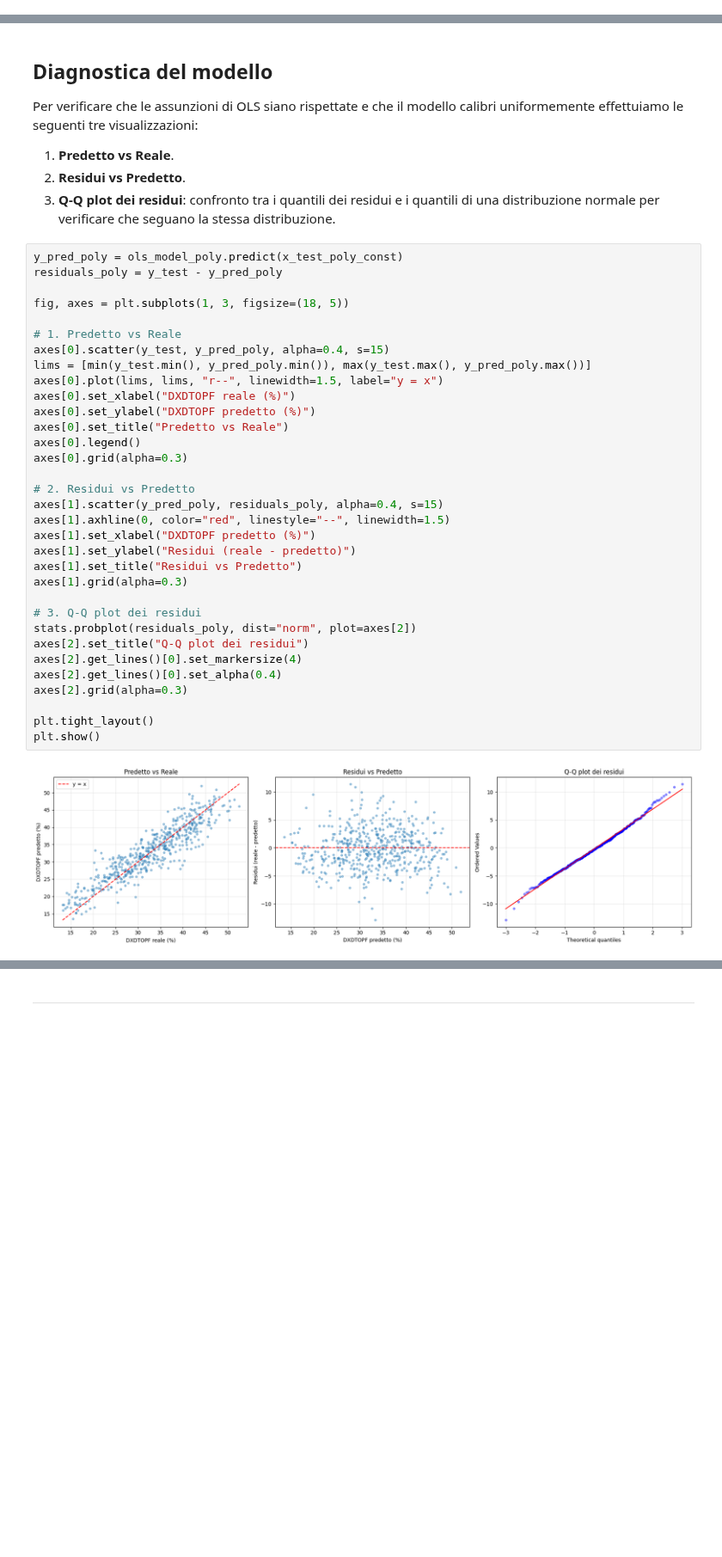
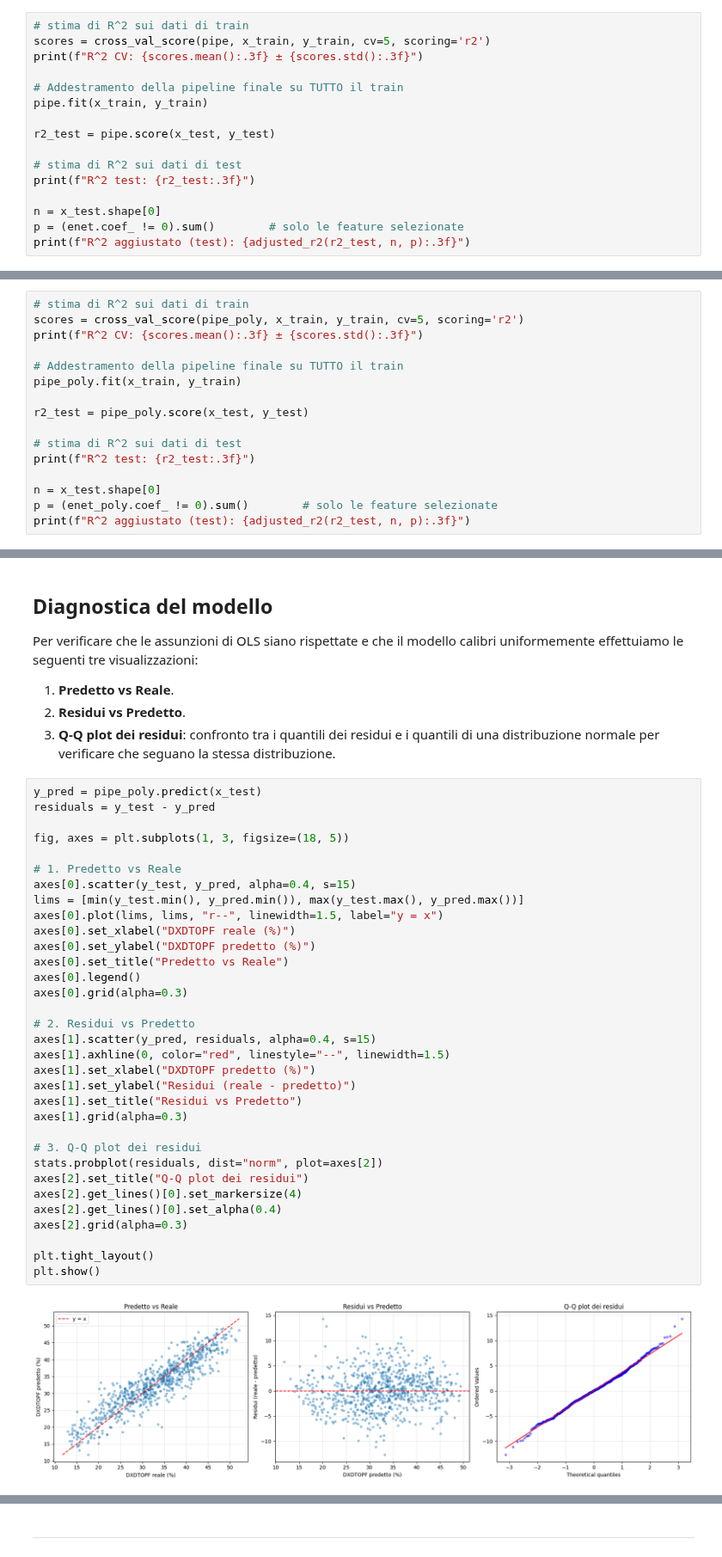
Before and after one commit to NathanMNZ02/py-fat-percentage-regression, a Jupyter notebook: src/fat_percentage_regression.ipynb, the cells around one changed output, grey strips where cells are left out. Shown at 86% size. Cells and saved outputs as stored; diff of their text form; blank space fills up the shorter version.

```diff
--- a/src/fat_percentage_regression.ipynb
+++ b/src/fat_percentage_regression.ipynb
@@ -683,0 +821,16 @@ Ora che abbiamo ottenuto le variabili necessarie possiamo creare il modello in m
+# %%
+# stima di R^2 sui dati di train
+scores = cross_val_score(pipe, x_train, y_train, cv=5, scoring='r2')
+print(f"R^2 CV: {scores.mean():.3f} ± {scores.std():.3f}")
+
+# Addestramento della pipeline finale su TUTTO il train
+pipe.fit(x_train, y_train)
+
+r2_test = pipe.score(x_test, y_test)
+
+# stima di R^2 sui dati di test
+print(f"R^2 test: {r2_test:.3f}")
+
+n = x_test.shape[0]
+p = (enet.coef_ != 0).sum()        # solo le feature selezionate
+print(f"R^2 aggiustato (test): {adjusted_r2(r2_test, n, p):.3f}")
@@ -877,0 +925,16 @@ OLS polinom.      0.8317    3.547    2.784
+# %%
+# stima di R^2 sui dati di train
+scores = cross_val_score(pipe_poly, x_train, y_train, cv=5, scoring='r2')
+print(f"R^2 CV: {scores.mean():.3f} ± {scores.std():.3f}")
+
+# Addestramento della pipeline finale su TUTTO il train
+pipe_poly.fit(x_train, y_train)
+
+r2_test = pipe_poly.score(x_test, y_test)
+
+# stima di R^2 sui dati di test
+print(f"R^2 test: {r2_test:.3f}")
+
+n = x_test.shape[0]
+p = (enet_poly.coef_ != 0).sum()        # solo le feature selezionate
+print(f"R^2 aggiustato (test): {adjusted_r2(r2_test, n, p):.3f}")
@@ -884,39 +963,39 @@ Per verificare che le assunzioni di OLS siano rispettate e che il modello calibr
 2. **Residui vs Predetto**.
 3. **Q-Q plot dei residui**: confronto tra i quantili dei residui e i quantili di una distribuzione normale per verificare che seguano la stessa distribuzione.
 # %%
-y_pred_poly = ols_model_poly.predict(x_test_poly_const)
-residuals_poly = y_test - y_pred_poly
+y_pred = pipe_poly.predict(x_test)
+residuals = y_test - y_pred
 
 fig, axes = plt.subplots(1, 3, figsize=(18, 5))
 
 # 1. Predetto vs Reale
-axes[0].scatter(y_test, y_pred_poly, alpha=0.4, s=15)
-lims = [min(y_test.min(), y_pred_poly.min()), max(y_test.max(), y_pred_poly.max())]
+axes[0].scatter(y_test, y_pred, alpha=0.4, s=15)
+lims = [min(y_test.min(), y_pred.min()), max(y_test.max(), y_pred.max())]
 axes[0].plot(lims, lims, "r--", linewidth=1.5, label="y = x")
 axes[0].set_xlabel("DXDTOPF reale (%)")
 axes[0].set_ylabel("DXDTOPF predetto (%)")
 axes[0].set_title("Predetto vs Reale")
 axes[0].legend()
 axes[0].grid(alpha=0.3)
 
 # 2. Residui vs Predetto
-axes[1].scatter(y_pred_poly, residuals_poly, alpha=0.4, s=15)
+axes[1].scatter(y_pred, residuals, alpha=0.4, s=15)
 axes[1].axhline(0, color="red", linestyle="--", linewidth=1.5)
 axes[1].set_xlabel("DXDTOPF predetto (%)")
 axes[1].set_ylabel("Residui (reale - predetto)")
 axes[1].set_title("Residui vs Predetto")
 axes[1].grid(alpha=0.3)
 
 # 3. Q-Q plot dei residui
-stats.probplot(residuals_poly, dist="norm", plot=axes[2])
+stats.probplot(residuals, dist="norm", plot=axes[2])
 axes[2].set_title("Q-Q plot dei residui")
 axes[2].get_lines()[0].set_markersize(4)
 axes[2].get_lines()[0].set_alpha(0.4)
 axes[2].grid(alpha=0.3)
 
 plt.tight_layout()
 plt.show()
 # %% [output]
-[figure, old version]
+[figure, new version]
 # %% [markdown]
 - **Predetto vs Reale**: la nuvola di punti risulta ben centrata sulla diagonale con una dispersione abbastanza uniforme, anche se c'è un allontamento più accentuato nei valori di bordo.
```
Also changed, not shown: parts of 62 cells of this notebook, 3 other files.
